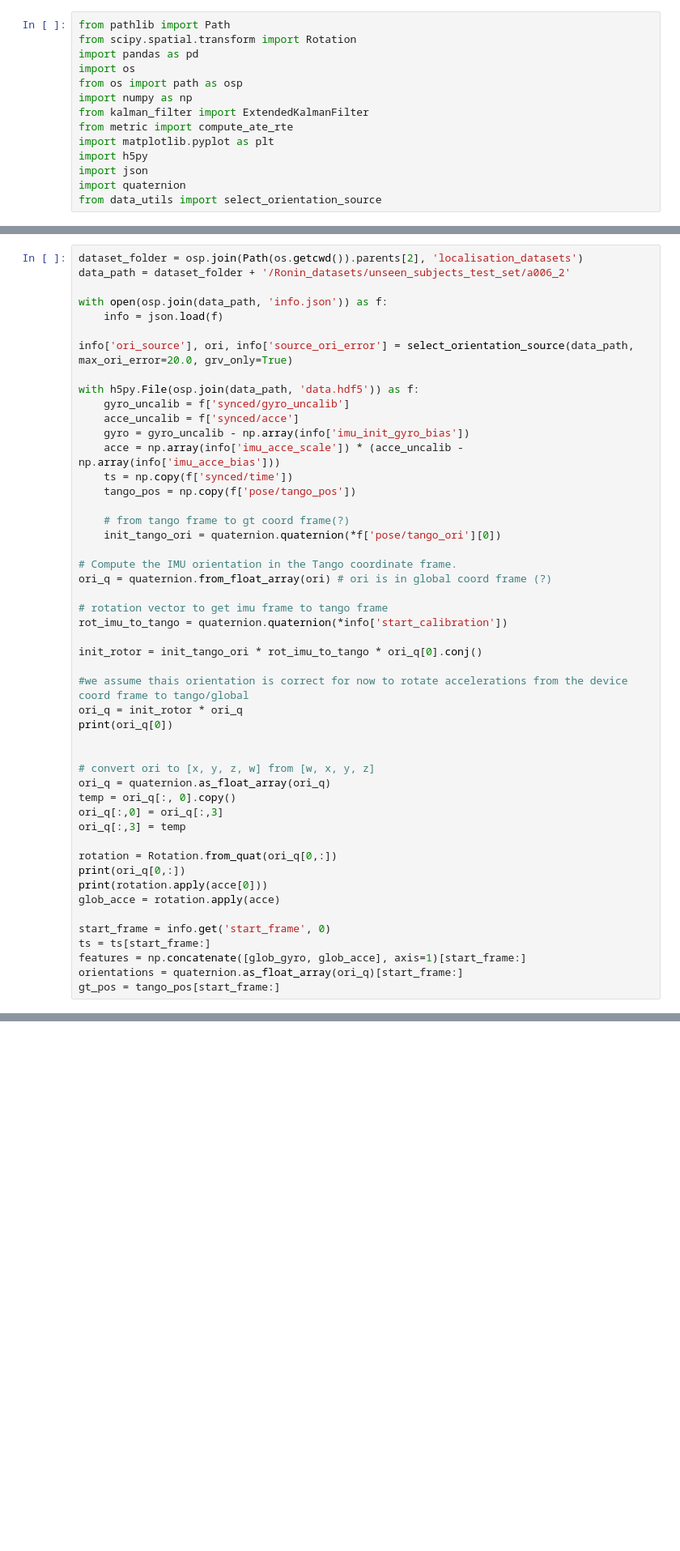
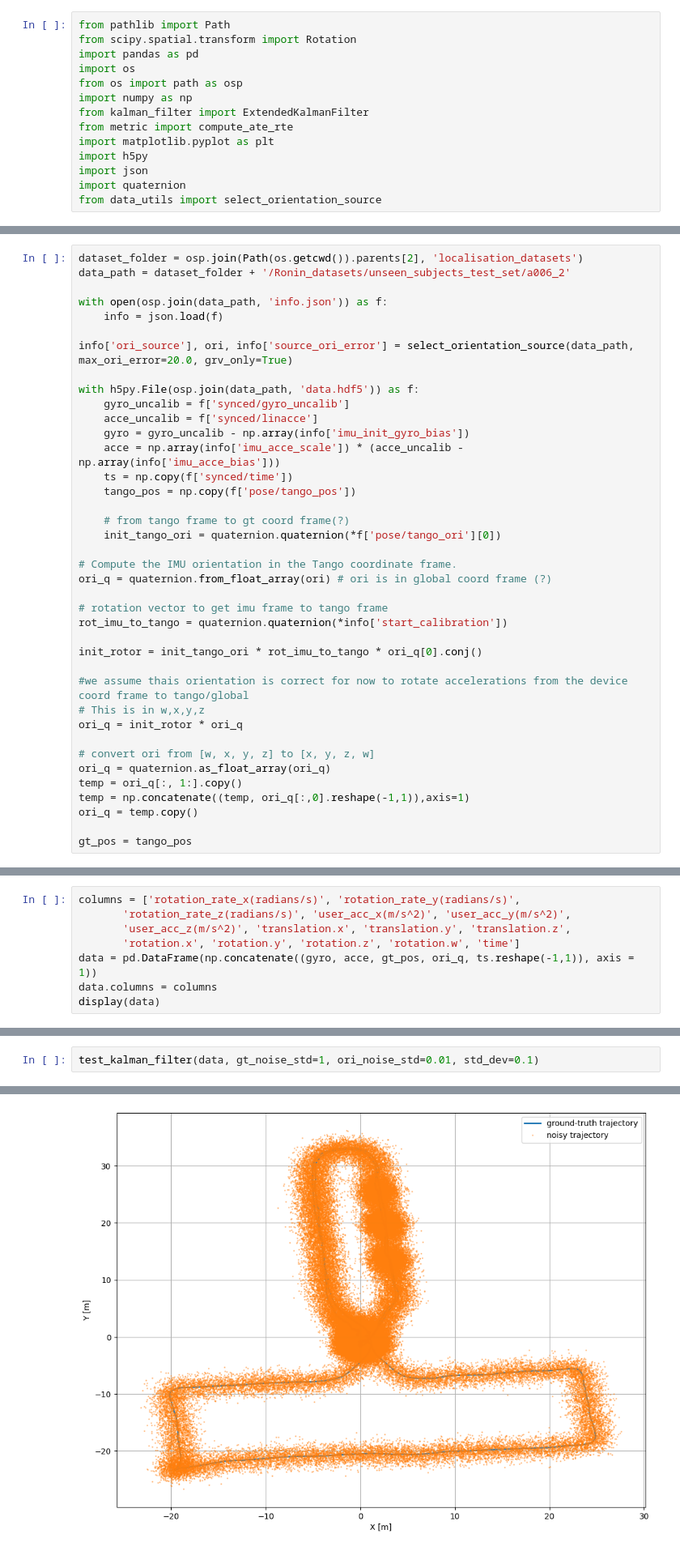
Before and after one commit to AndrewCheam/IMU_localisation, a Jupyter notebook: ronin/source/Ekf.ipynb, the cells around one changed output, grey strips where cells are left out. Shown at 81% size. Cells and saved outputs as stored; diff of their text form; blank space fills up the shorter version.

```diff
--- a/ronin/source/Ekf.ipynb
+++ b/ronin/source/Ekf.ipynb
@@ -291,7 +234,7 @@ info['ori_source'], ori, info['source_ori_error'] = select_orientation_source(da
 
 with h5py.File(osp.join(data_path, 'data.hdf5')) as f:
     gyro_uncalib = f['synced/gyro_uncalib']
-    acce_uncalib = f['synced/acce']
+    acce_uncalib = f['synced/linacce']
     gyro = gyro_uncalib - np.array(info['imu_init_gyro_bias'])
     acce = np.array(info['imu_acce_scale']) * (acce_uncalib - np.array(info['imu_acce_bias']))
     ts = np.copy(f['synced/time'])
@@ -309,23 +252,13 @@ rot_imu_to_tango = quaternion.quaternion(*info['start_calibration'])
 init_rotor = init_tango_ori * rot_imu_to_tango * ori_q[0].conj()
 
 #we assume thais orientation is correct for now to rotate accelerations from the device coord frame to tango/global
+# This is in w,x,y,z
 ori_q = init_rotor * ori_q
-print(ori_q[0])
 
+# convert ori from [w, x, y, z] to [x, y, z, w]
+ori_q = quaternion.as_float_array(ori_q)
+temp = ori_q[:, 1:].copy()
+temp = np.concatenate((temp, ori_q[:,0].reshape(-1,1)),axis=1)
+ori_q = temp.copy()
 
-# convert ori to [x, y, z, w] from [w, x, y, z]
-ori_q = quaternion.as_float_array(ori_q)
-temp = ori_q[:, 0].copy()
-ori_q[:,0] = ori_q[:,3]
-ori_q[:,3] = temp
-
-rotation = Rotation.from_quat(ori_q[0,:])
-print(ori_q[0,:])
-print(rotation.apply(acce[0]))
-glob_acce = rotation.apply(acce)
-
-start_frame = info.get('start_frame', 0)
-ts = ts[start_frame:]
-features = np.concatenate([glob_gyro, glob_acce], axis=1)[start_frame:]
-orientations = quaternion.as_float_array(ori_q)[start_frame:]
-gt_pos = tango_pos[start_frame:]
+gt_pos = tango_pos
@@ -341,0 +265,8 @@ print(glob_acce[0])
+# %%
+columns = ['rotation_rate_x(radians/s)', 'rotation_rate_y(radians/s)',
+       'rotation_rate_z(radians/s)', 'user_acc_x(m/s^2)', 'user_acc_y(m/s^2)',
+       'user_acc_z(m/s^2)', 'translation.x', 'translation.y', 'translation.z',
+       'rotation.x', 'rotation.y', 'rotation.z', 'rotation.w', 'time']
+data = pd.DataFrame(np.concatenate((gyro, acce, gt_pos, ori_q, ts.reshape(-1,1)), axis = 1))
+data.columns = columns
+display(data)
@@ -341,0 +299,3 @@ print(glob_acce[0])
+# %%
+test_kalman_filter(data, gt_noise_std=1, ori_noise_std=0.01, std_dev=0.1)
+# %% [output]
@@ -341,0 +306 @@ print(glob_acce[0])
+[figure, added]
```
Also changed, not shown: parts of 9 cells of this notebook, 4 other files.
